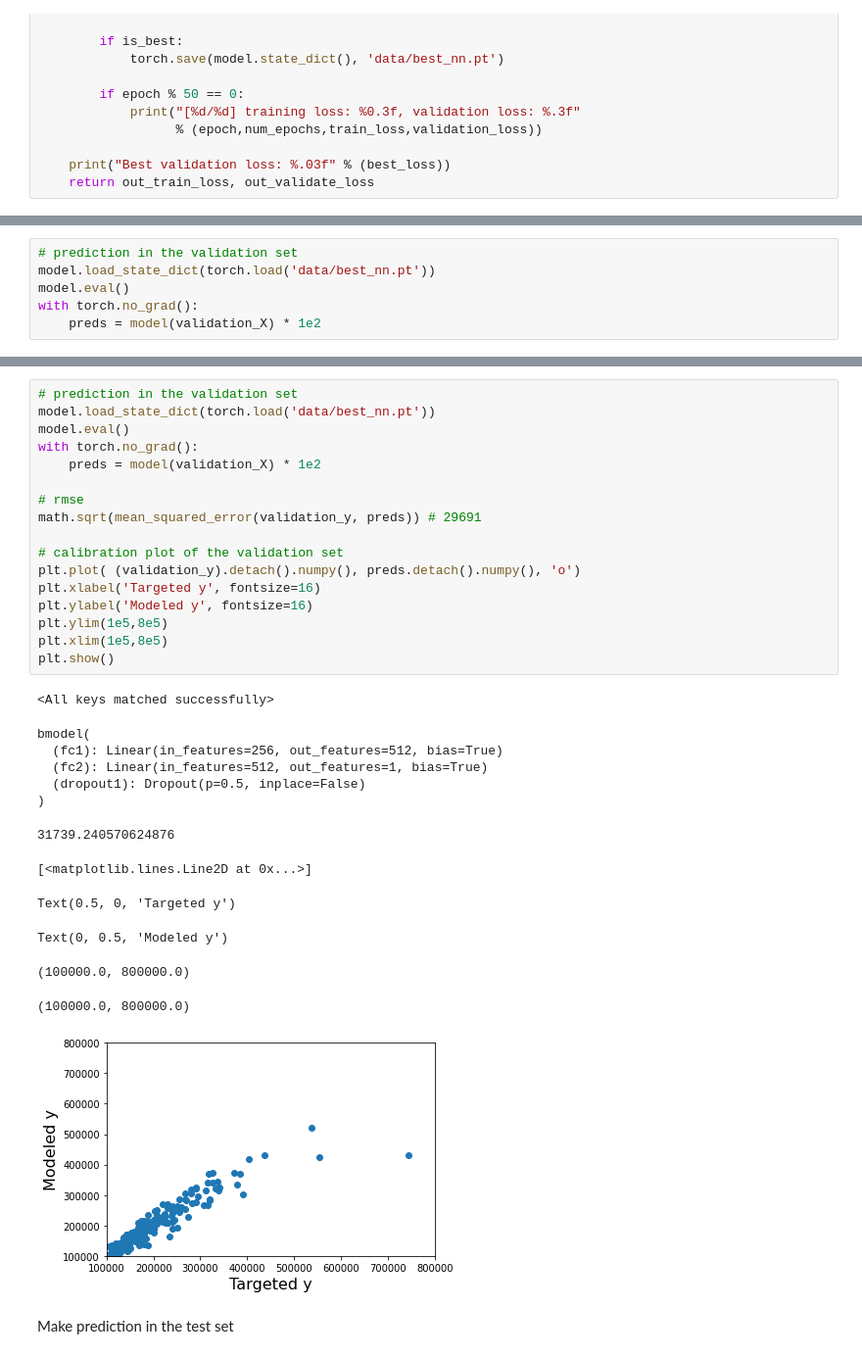
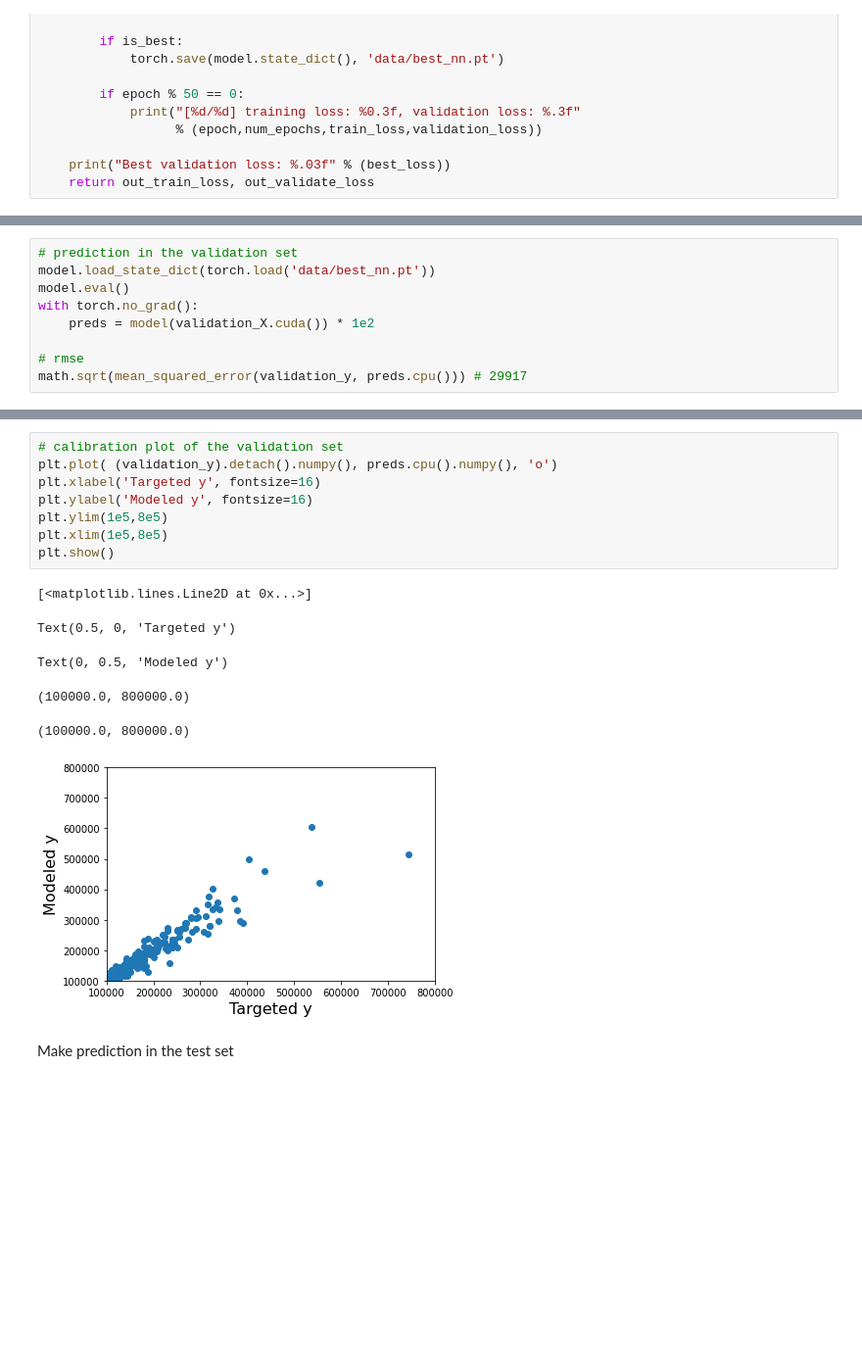
Before and after one commit to jackysunhz/DL_course_hw, a Jupyter notebook: Homework 1/hw1.ipynb, the cells around one changed output, grey strips where cells are left out. Shown at 98% size. Drawn from its saved outputs; the diff is of its cells as text; blank space fills up the shorter version.

```diff
--- a/Homework 1/hw1.ipynb
+++ b/Homework 1/hw1.ipynb
@@ -319,7 +332,10 @@ Plot the prediction calibration
 model.load_state_dict(torch.load('data/best_nn.pt'))
 model.eval()
 with torch.no_grad():
-    preds = model(validation_X) * 1e2
+    preds = model(validation_X.cuda()) * 1e2
+
+# rmse
+math.sqrt(mean_squared_error(validation_y, preds.cpu())) # 29917
 # %% [output]
 <All keys matched successfully>
 bmodel(
@@ -344,34 +347,18 @@ RuntimeError: ignored
 # %%
-# prediction in the validation set
-model.load_state_dict(torch.load('data/best_nn.pt'))
-model.eval()
-with torch.no_grad():
-    preds = model(validation_X) * 1e2
-
-# rmse
-math.sqrt(mean_squared_error(validation_y, preds)) # 29691
-
 # calibration plot of the validation set
-plt.plot( (validation_y).detach().numpy(), preds.detach().numpy(), 'o')
+plt.plot( (validation_y).detach().numpy(), preds.cpu().numpy(), 'o')
 plt.xlabel('Targeted y', fontsize=16)
 plt.ylabel('Modeled y', fontsize=16)
 plt.ylim(1e5,8e5)
 plt.xlim(1e5,8e5)
 plt.show()
 # %% [output]
-<All keys matched successfully>
+[<matplotlib.lines.Line2D at 0x...>]
-bmodel(
-  (fc1): Linear(in_features=256, out_features=512, bias=True)
-  (fc2): Linear(in_features=512, out_features=1, bias=True)
-  (dropout1): Dropout(p=0.5, inplace=False)
-)
+Text(0.5, 0, 'Targeted y')
-31739.240570624876
+Text(0, 0.5, 'Modeled y')
-[<matplotlib.lines.Line2D at 0x...>]
+(100000.0, 800000.0)
-Text(0.5, 0, 'Targeted y')
+(100000.0, 800000.0)
-Text(0, 0.5, 'Modeled y')
-(100000.0, 800000.0)
-(100000.0, 800000.0)
-[figure, old version]
+[figure, new version]
 # %% [markdown]
 Make prediction in the test set
 # %%
```
Also changed, not shown: parts of 15 cells of this notebook, 1 other file.
